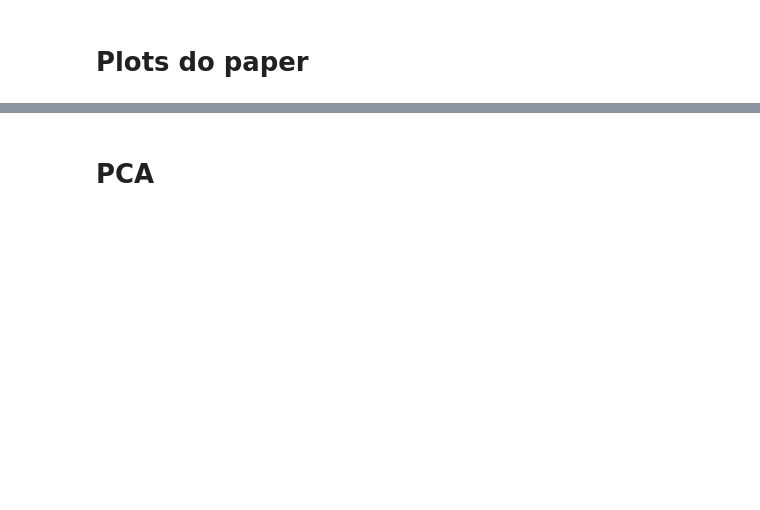
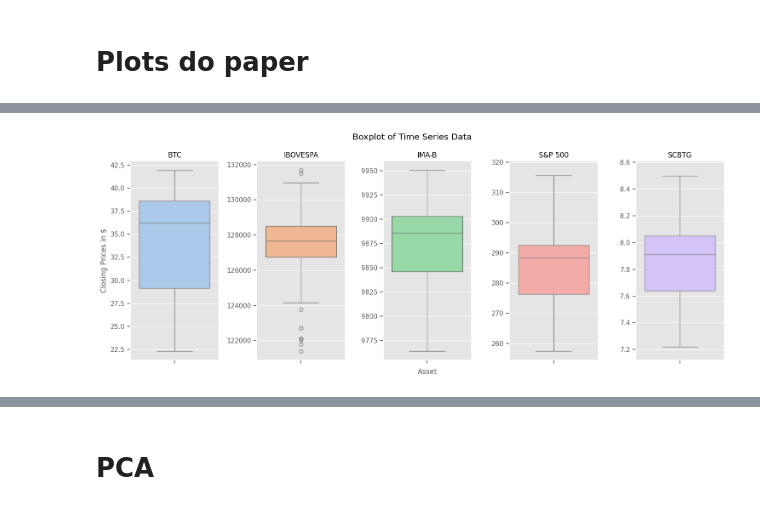
Before and after one commit to Traivok/bss, a Jupyter notebook: main.ipynb, the cells around one changed output, grey strips where cells are left out. Cells and saved outputs as stored; diff of their text form; code cells hidden in the pictures; blank space fills up the shorter version.

```diff
--- a/main.ipynb
+++ b/main.ipynb
@@ -326,33 +262,66 @@ ValueError: min() arg is an empty sequence
 # %%
 from matplotlib import pyplot as plt
 
 time_series_list = []
 last_length = None
 
 for path, name in csv_files:
     reader = CryptoCsvReader(f'data/{path}')
     data = reader.read()
 
     if last_length is not None and len(data) != last_length:
         raise Exception('lenghts not match')
 
     last_length = len(data)
 
     time_series_list.append((data, name))
 
 time_series = [x[0] for x in time_series_list]
 labels = [x[1] for x in time_series_list]
 
-#Plots a single figure but the scale for the plots isnt the best
-plt.figure(figsize=(10, 6))
-sns.boxplot(data=time_series)
+data = {
+    'data': time_series,
+    'label': labels  # Corresponding labels
+}
+df = pd.DataFrame(data)
+df_exploded = df.explode('data').reset_index()
+df_exploded['data'].to_markdown()
+df = df_exploded
+df_pivoted = df.pivot(columns='label', values='data')
+df_pivoted.reset_index(drop=True, inplace=True)
+df = df_pivoted
+#sns.barplot(value_df, x='variable', y='value', errorbar="sd")
 
-plt.xticks(range(len(labels)), labels)  # Set x-axis labels
-plt.title('Boxplot of Time Series Data')
-plt.xlabel('Asset')
-plt.ylabel('Price')
-plt.savefig('imgs/boxplot.png')
-plt.grid(False)
+plt.figure(figsize=(15, 6))
+
+# Create a boxplot for each category
+for i, column in enumerate(df.columns):
+    plt.subplot(1, 5, i + 1)  # Create a subplot for each boxplot
+    sns.boxplot(y=df[column], color=sns.color_palette("pastel")[i])
+    plt.title(column)  # Set the title for each subplot
+    if i == 3:
+        plt.ylim(df[column].min() - 3,df[column].max() + 4.8)
+    if i == 4:
+        plt.ylim(df[column].min()-0.1, df[column].max() + 0.11)
+    if i == 2:
+        plt.xlabel('Asset')
+    else:
+        plt.xlabel('')
+    if i == 0:
+        plt.ylabel('Closing Prices in $')
+    else:
+        plt.ylabel('')
+
+# Adjust layout
+#plt.xticks(range(len(labels)), labels)  # Set x-axis labels
+plt.suptitle('Boxplot of Time Series Data')
+# plt.xlabel('Asset')
+#plt.text(1, 1, 'Super X-Axis Label', ha='center', fontsize=10)
+#plt.text(-0.5, 0.5, 'Center of Axes', ha='center', va='center', transform=plt.gca().transAxes)
+plt.savefig('imgs/boxplot_v2.png')
+#plt.grid(False)
 plt.tight_layout()
 plt.show()
+# %% [output]
+[figure, added]
 # %%
```
Also changed, not shown: parts of 18 cells of this notebook, 36 other files.
